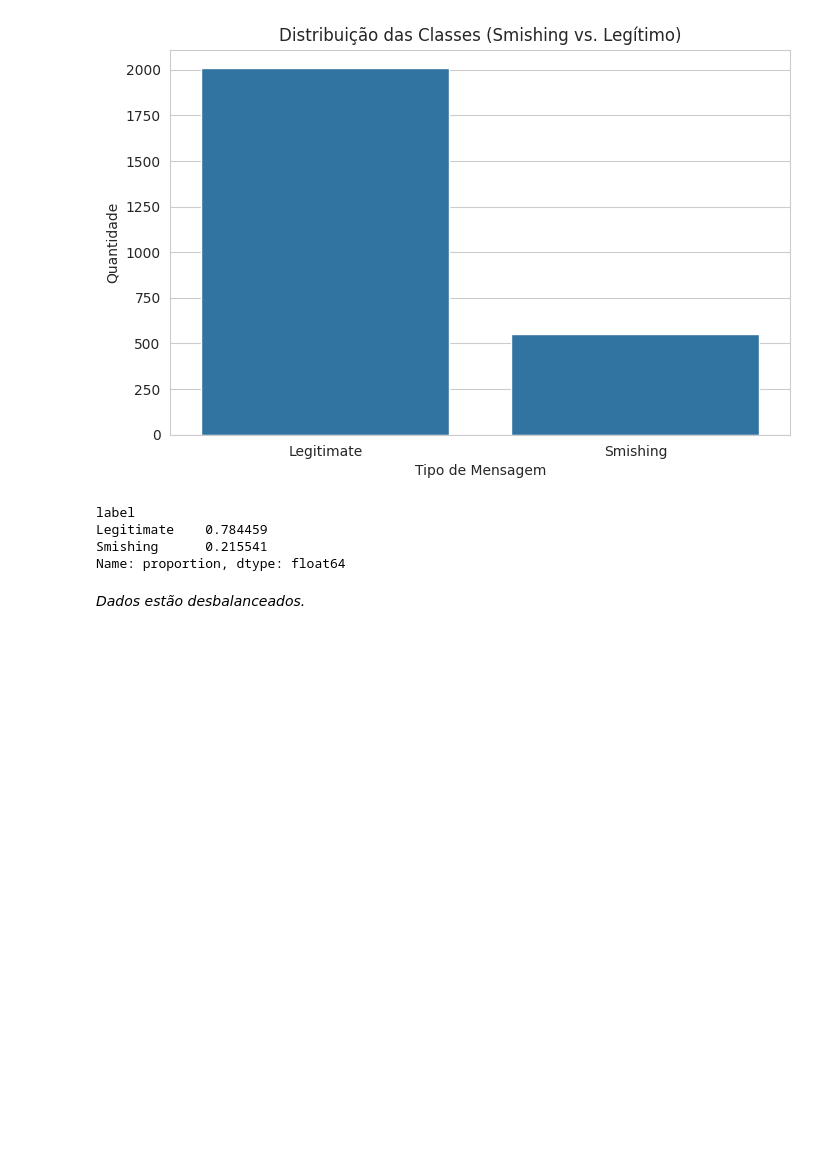
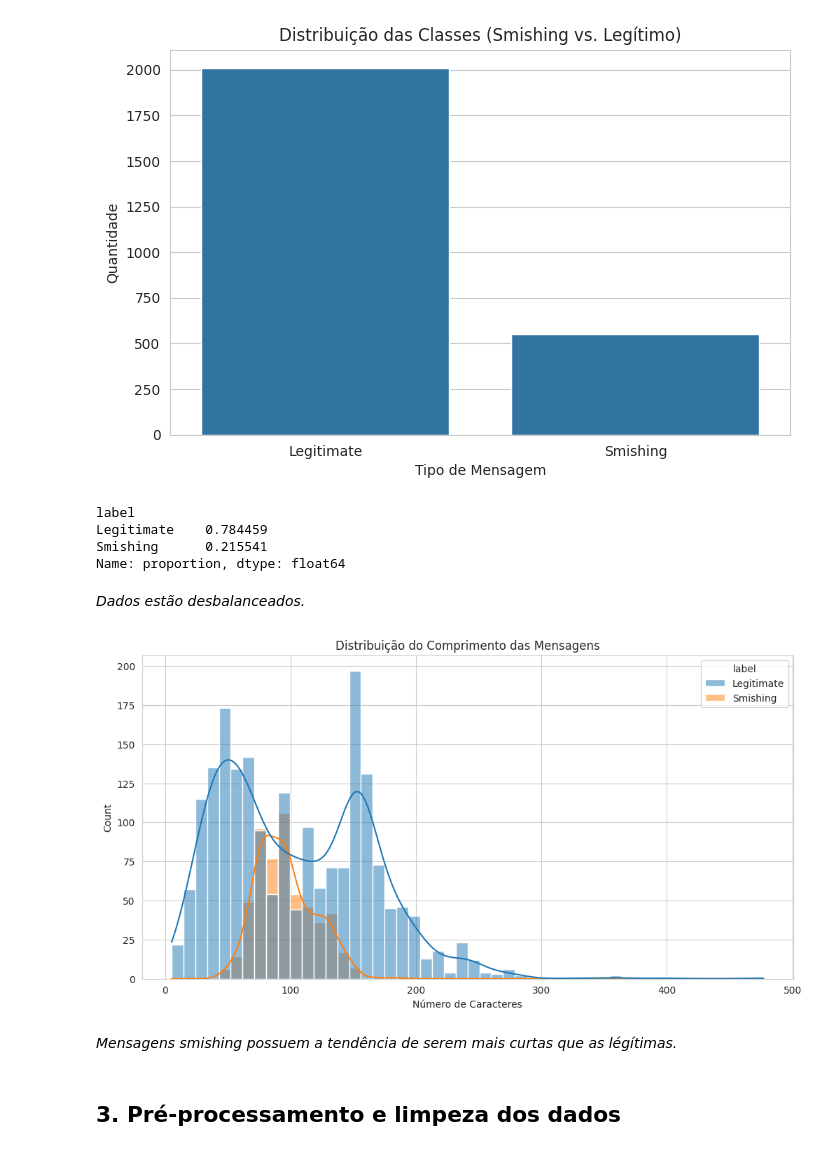
Before and after one commit to smishingdetectionproject/tcc-smishing, a Jupyter notebook: data_process_smishing_.ipynb, the cells around one changed output. Saved outputs shown, nothing was run; the diff lists cells and outputs as text; code cells hidden in the pictures; blank space fills up the shorter version.

Commit message:
Update with data processing

```diff
--- a/data_process_smishing_.ipynb
+++ b/data_process_smishing_.ipynb
@@ -87,3 +114,18 @@ Smishing      0.215541
 Name: proportion, dtype: float64
 # %% [markdown]
 *Dados estão desbalanceados.*
+# %%
+# Análise do comprimento das mensagens
+df['comprimento'] = df['text'].str.len()
+
+plt.figure(figsize=(12,6))
+sns.histplot(data=df, x='comprimento', hue='label', bins=50, kde=True)
+plt.title('Distribuição do Comprimento das Mensagens')
+plt.xlabel('Número de Caracteres')
+plt.show()
+# %% [output]
+[figure, added]
+# %% [markdown]
+*Mensagens smishing possuem a tendência de serem mais curtas que as légítimas.*
+# %% [markdown]
+## 3. Pré-processamento e limpeza dos dados
```
Also changed, not shown: parts of 14 cells of this notebook.
